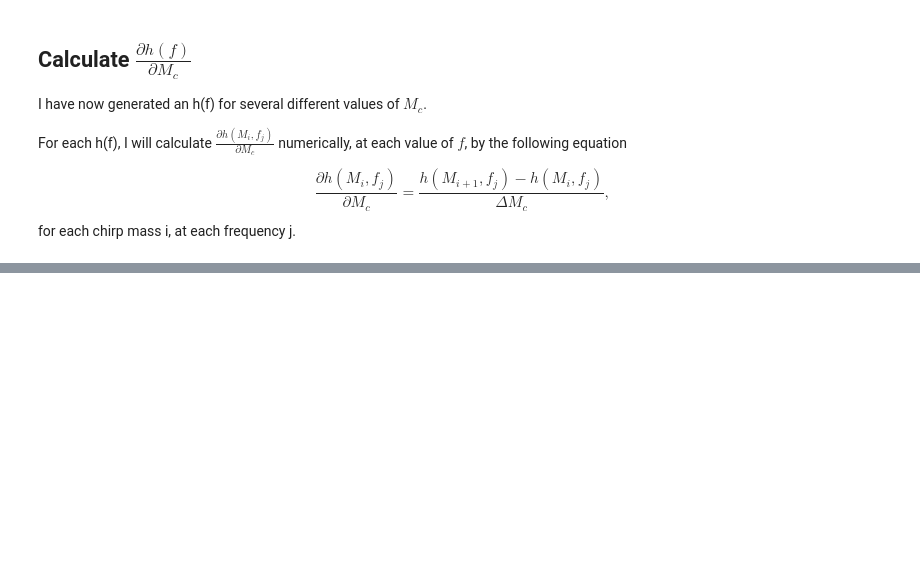
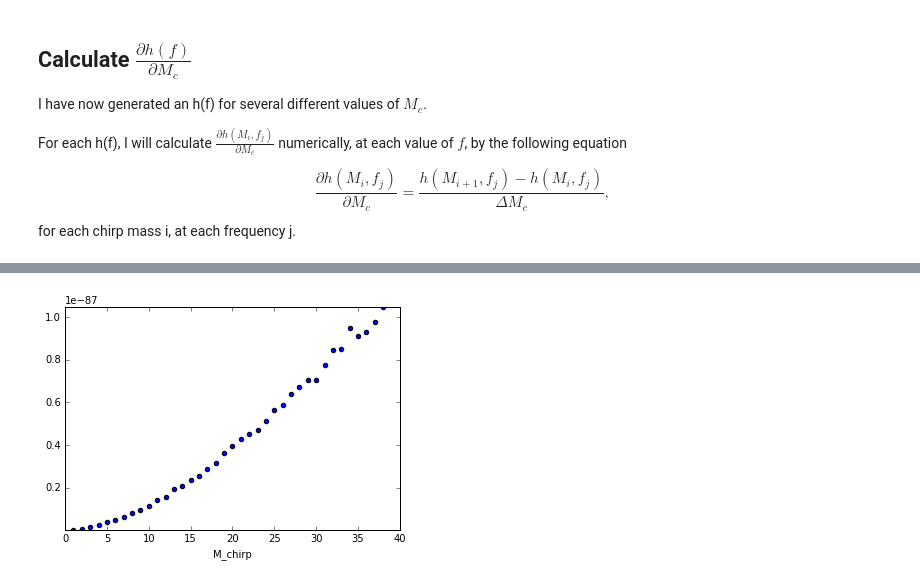
Before and after one commit to CIERA-Northwestern/precession_measurability, a Jupyter notebook: fisher_matrix.ipynb, the cells around one changed output, grey strips where cells are left out. Saved outputs shown, nothing was run; the diff lists cells and outputs as text; code cells hidden in the pictures; blank space fills up the shorter version.

```diff
--- a/fisher_matrix.ipynb
+++ b/fisher_matrix.ipynb
@@ -155,0 +180,14 @@ plt.show()
+# %%
+# Calculate the Fisher matrix for each m_chirp without psd
+fisher = []
+for deriv in waveform_derivs:
+    fisher.append(4 * numpy.real(numpy.sum(deriv * deriv.conj() ) * delta_f))
+
+
+plt.scatter(mcs[:-1], numpy.asarray(fisher))
+plt.xlim([0, None])
+plt.ylim(min(fisher), max(fisher))
+plt.xlabel('M_chirp')
+plt.show()
+# %% [output]
+[figure, added]
```
Also changed, not shown: parts of 9 cells of this notebook, 1 other file.
